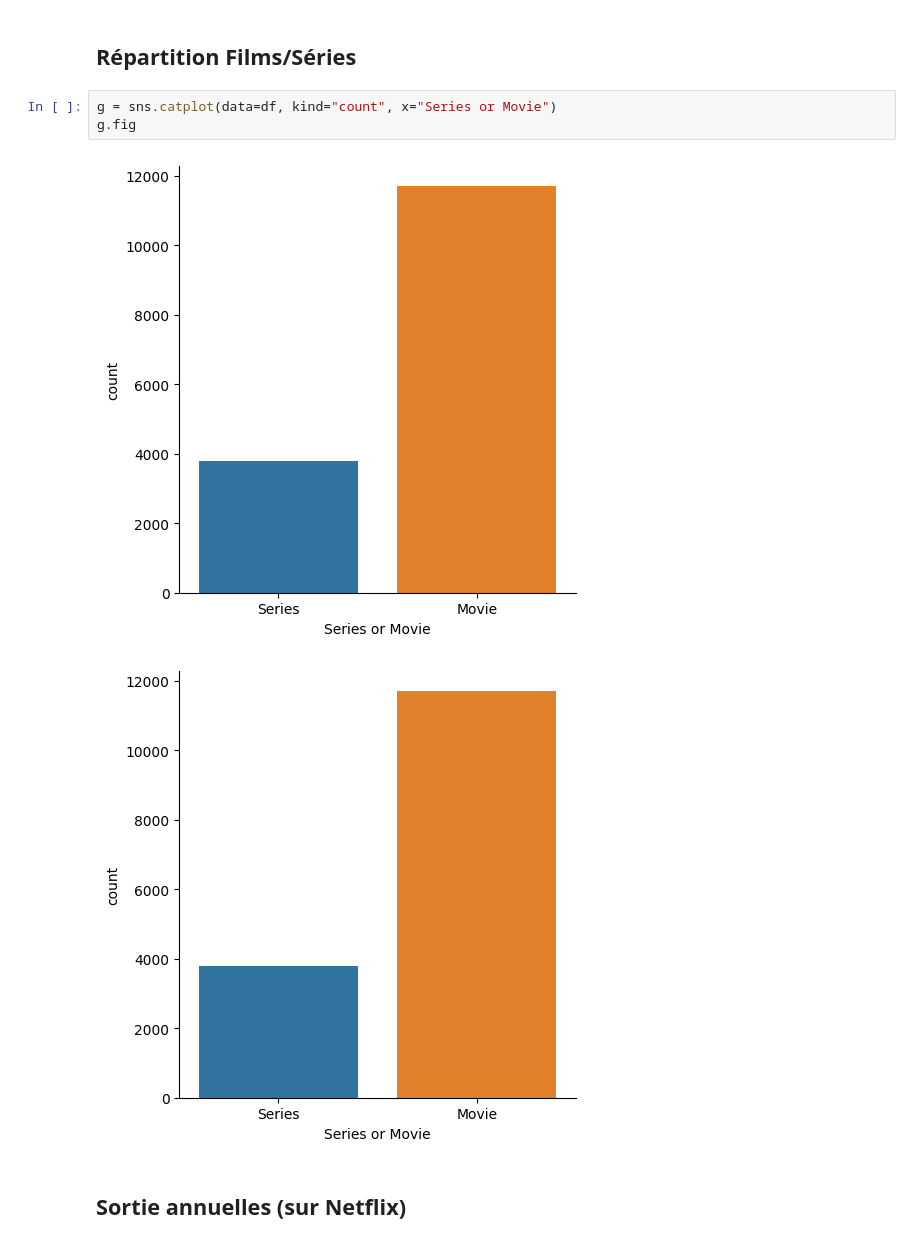
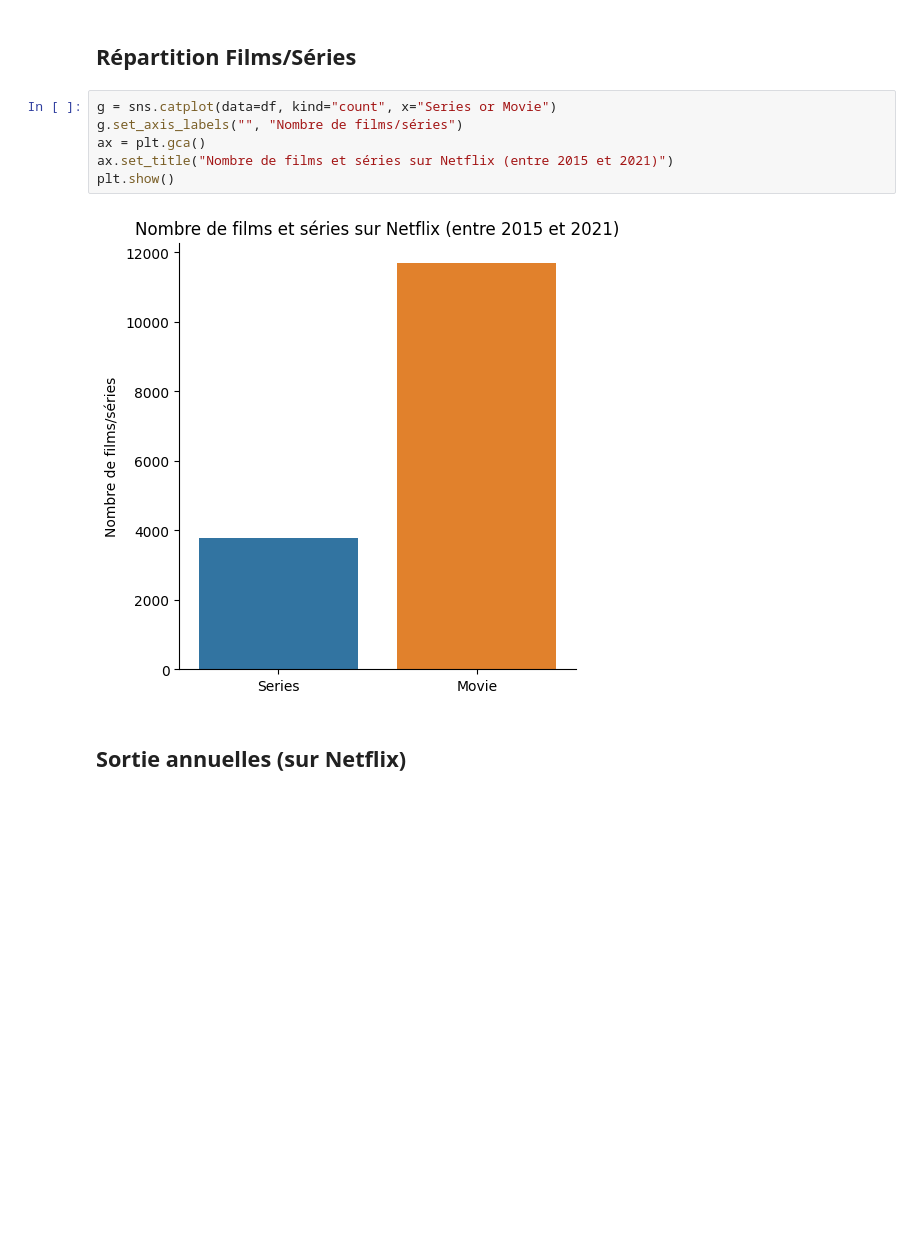
Before and after one commit to nbert71/netflix-analysis, a Jupyter notebook: main.ipynb, the cells around one changed output. Cells and saved outputs as stored; diff of their text form; blank space fills up the shorter version.

```diff
--- a/main.ipynb
+++ b/main.ipynb
@@ -29,10 +44,12 @@ df.head()
 ## Répartition Films/Séries
 # %%
 g = sns.catplot(data=df, kind="count", x="Series or Movie")
-g.fig
+g.set_axis_labels("", "Nombre de films/séries")
+ax = plt.gca()
+ax.set_title("Nombre de films et séries sur Netflix (entre 2015 et 2021)")
+plt.show()
 # %% [output]
-[figure, old version]
+[figure, new version]
-[figure, removed]
 # %% [markdown]
 ## Sortie annuelles (sur Netflix)
 # %%
```
Also changed, not shown: parts of 40 cells of this notebook.
